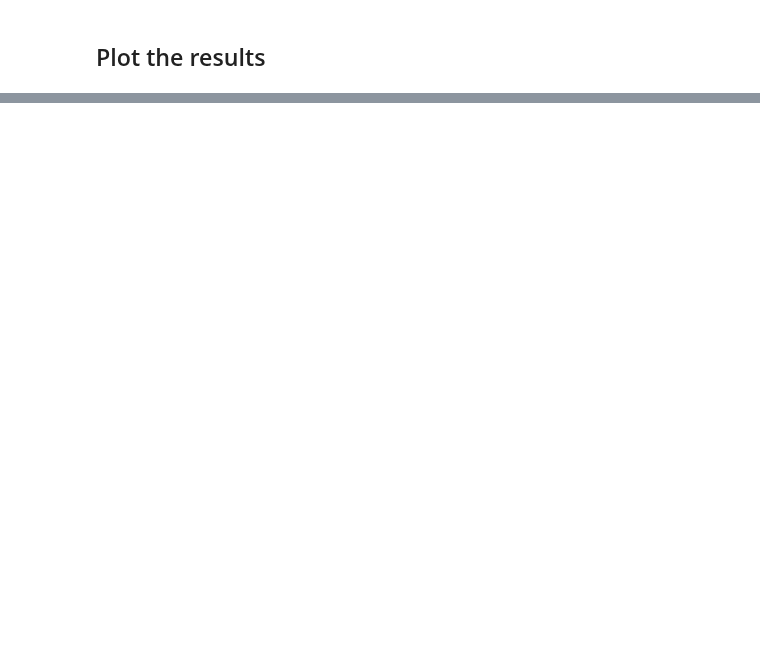
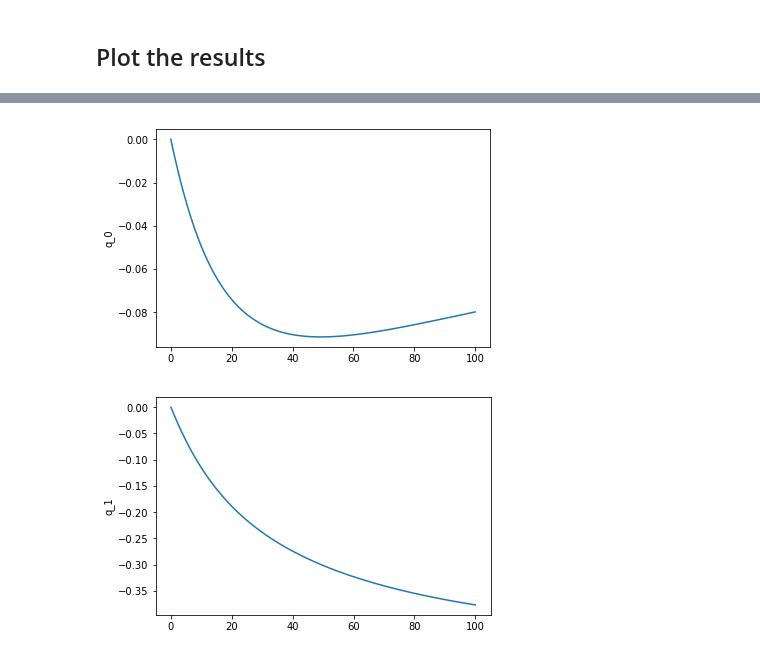
Before and after one commit to afqueiruga/LatentPrimaries, a Jupyter notebook: dae_solving.ipynb, the cells around one changed output, grey strips where cells are left out. Saved outputs shown, nothing was run; the diff lists cells and outputs as text; code cells hidden in the pictures; blank space fills up the shorter version.

```diff
--- a/dae_solving.ipynb
+++ b/dae_solving.ipynb
@@ -56,9 +66,11 @@ haii = 1.0
 def m_and_r(x):
 #     x = au.decode(q)
     T,p,rho,h=tf.split(x,4,axis=-1)
-    m = tf.concat([rho,rho*h],axis=-1)
+    m = tf.concat([rho,rho*h-p],axis=-1)
 #     rate = tf.concat([1.0*(p_inf-p), 0.0*(T_inf-T)],axis=-1)
-    rate = tf.concat([0*p, 0*T-5.0e6],axis=-1)
+    rate = tf.concat([
+        k_p*(p_inf-p)+mass_source,
+        k_T*(T_inf-T)+heat_source],axis=-1)
     return m,rate
 # %%
 m_i,r_i = m_and_r(o_s)
@@ -126,0 +131,8 @@ for i,name in enumerate(legends):
+# %%
+for i in range(2):
+    plt.figure()
+    plt.plot(series_q[:,i])
+    plt.ylabel('q_{0}'.format(i))
+# %% [output]
+[figure, added]
+[figure, added]
```
Also changed, not shown: parts of 8 cells of this notebook.
